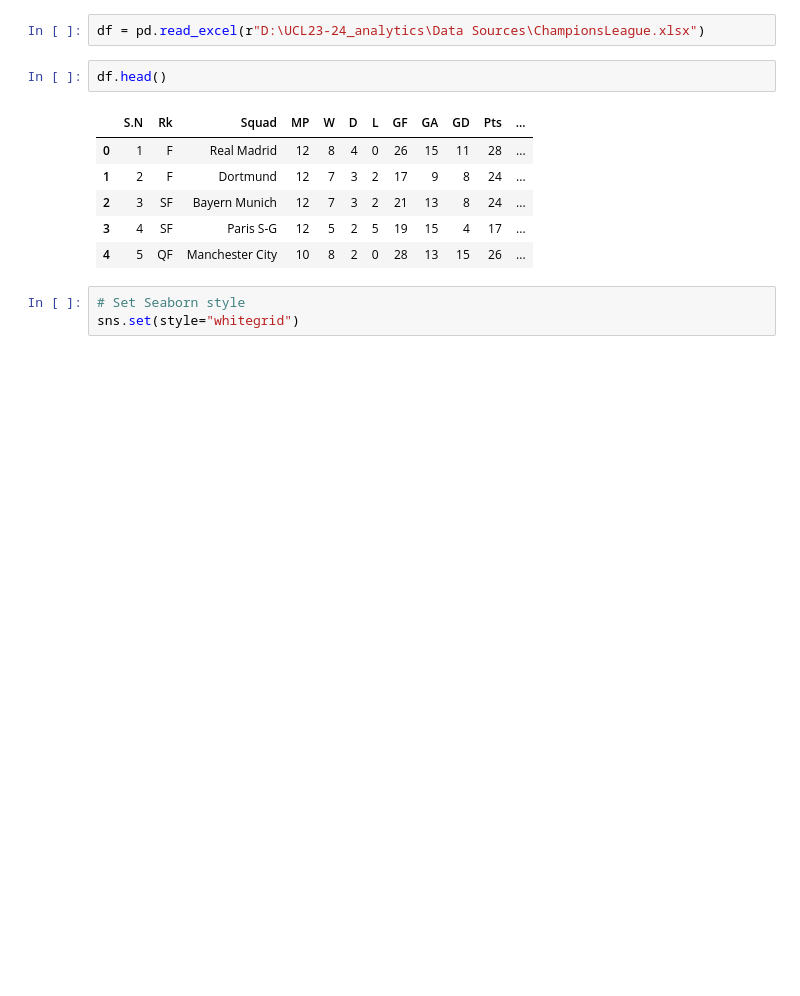
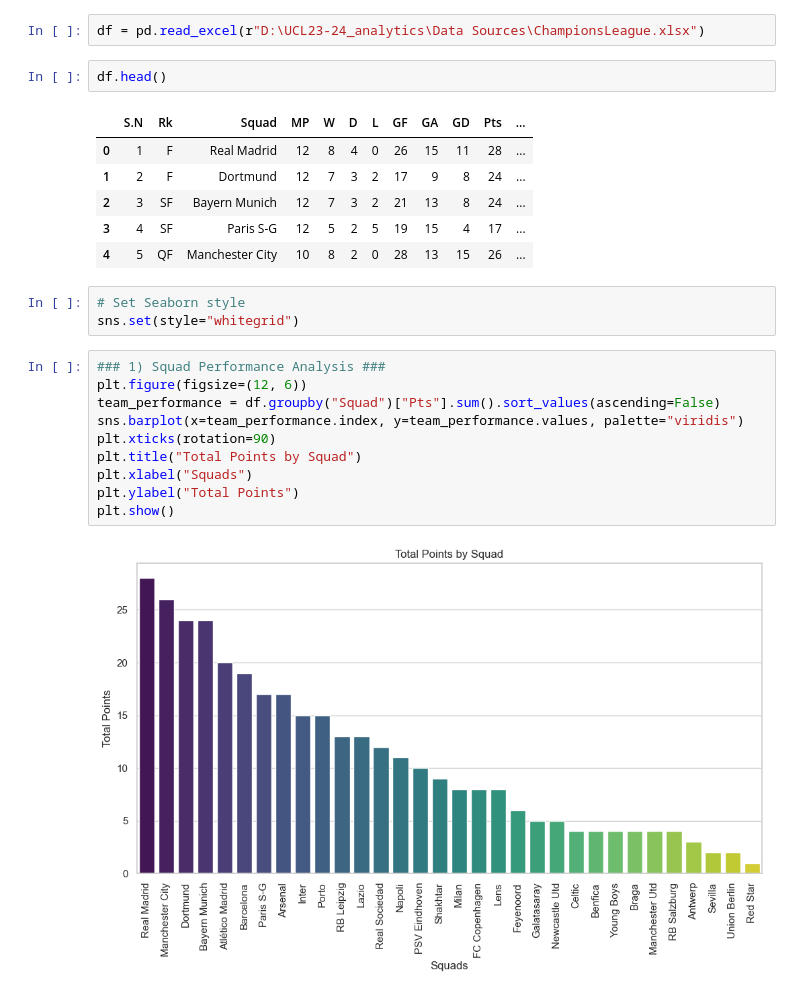
Before and after one commit to Mridul47/UCL23-24_analytics, a Jupyter notebook: notebooks/championsleague23/24.ipynb, the cells around one changed output. Drawn from its saved outputs; the diff is of its cells as text; blank space fills up the shorter version.

Commit message:
Squad performance analysis done and readme updated

```diff
--- a/notebooks/championsleague23/24.ipynb
+++ b/notebooks/championsleague23/24.ipynb
@@ -38,3 +38,15 @@ df.head()
 # %%
 # Set Seaborn style
 sns.set(style="whitegrid")
+# %%
+### 1) Squad Performance Analysis ###
+plt.figure(figsize=(12, 6))
+team_performance = df.groupby("Squad")["Pts"].sum().sort_values(ascending=False)
+sns.barplot(x=team_performance.index, y=team_performance.values, palette="viridis")
+plt.xticks(rotation=90)
+plt.title("Total Points by Squad")
+plt.xlabel("Squads")
+plt.ylabel("Total Points")
+plt.show()
+# %% [output]
+[figure, added]
```
Also changed, not shown: 1 other file.
